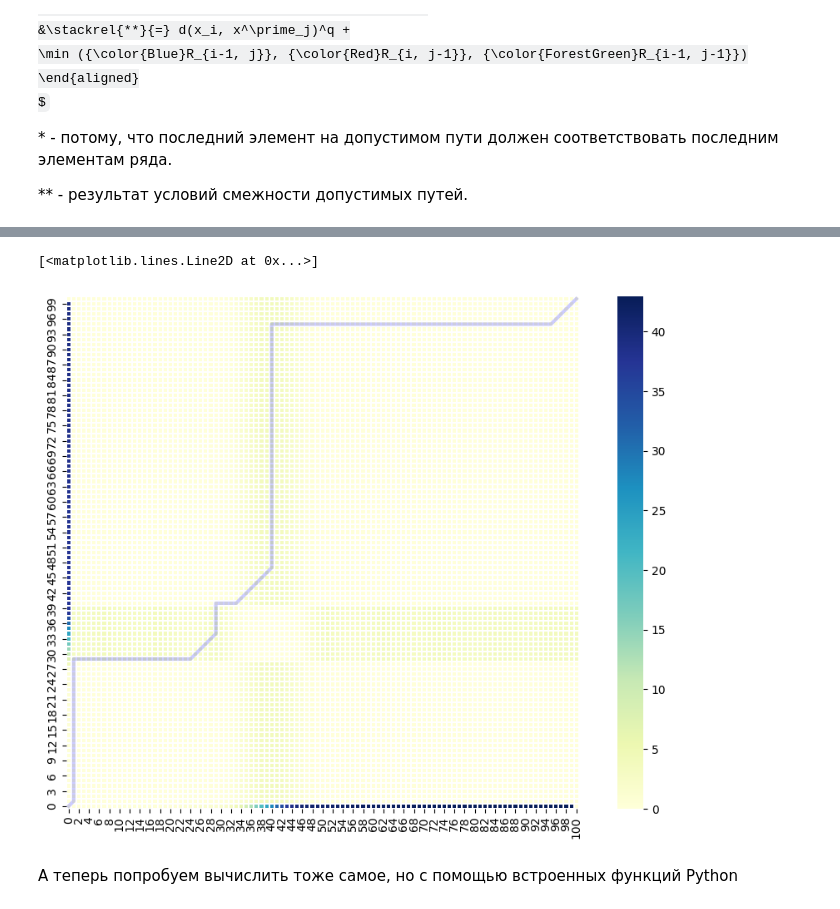
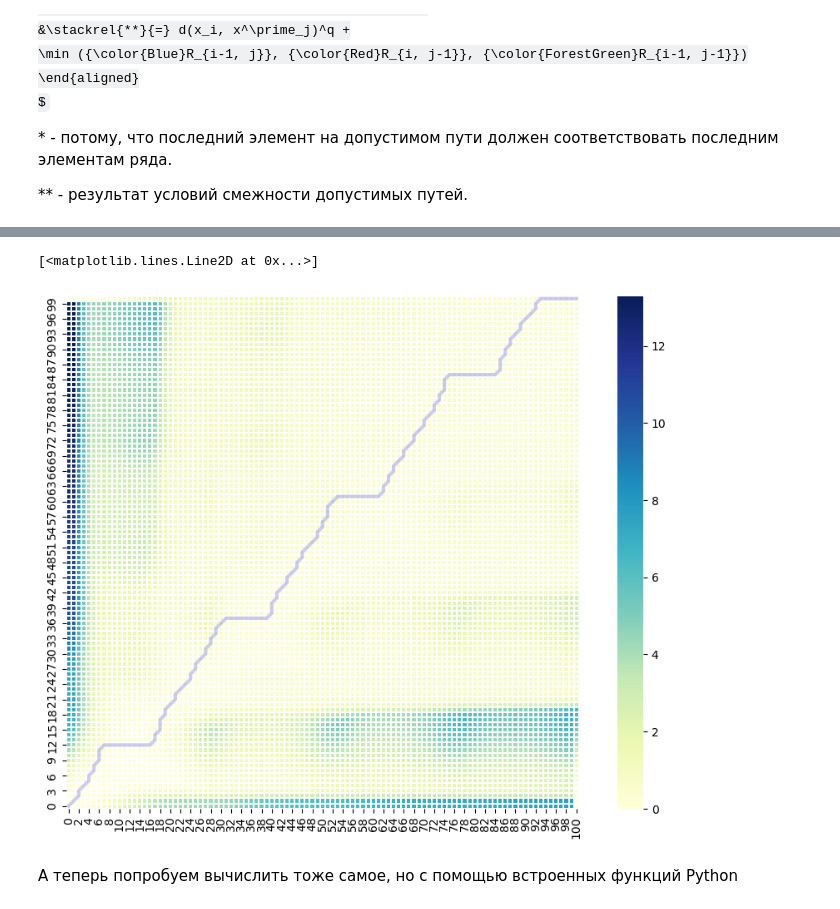
Before and after one commit to Syoshi7/Time_Series, a Jupyter notebook: practice6/practice6.ipynb, the cells around one changed output, grey strips where cells are left out. Cells and saved outputs as stored; diff of their text form; code cells hidden in the pictures; some formulas as TeX source.

```diff
--- a/practice6/practice6.ipynb
+++ b/practice6/practice6.ipynb
@@ -176,6 +175,10 @@ def distance_matrix(x, y, q) -> np.array:
     mdist = np.zeros((len(y), len(x)))
     # TODO: Напишите вложенные циклы для заполнения матрицы mdist расстояниями: |x[j] - y[i]|**q
 
+    for i in range(len(y)):
+        for j in range(len(x)):
+            mdist[i, j] = np.abs(x[j] - y[i]) ** q
+
     return mdist
 # %%
 # Посчитаем DTW для двух временных рядов
@@ -202,9 +205,9 @@ def DTW(x, x_s, q=1, isDTW=True):
         R[0][i] = dist[0,i] + R[0][i-1]
 
     # проверяем, что записалось
-    #print("Начинаем заполнять матрицу R")
-    #for i in range(N+1):
-    #    print(R[i])
+    print("Начинаем заполнять матрицу R")
+    for i in range(N+1):
+        print(R[i])
 
     k = 0
     if isDTW:
@@ -214,12 +217,16 @@ def DTW(x, x_s, q=1, isDTW=True):
 
     for i in range(1,N+1):
         for j in range(1,N+1):
-            R[i][j] = "TODO: Реализуйте шаг вычисления реккурентной формулы расчета матрицы R для DTW"
+            R[i][j] = dist[i-1][j-1] + min(
+                R[i-1][j],
+                R[i][j-1],
+                R[i-1][j-1] * k )
+    "TODO: Реализуйте шаг вычисления реккурентной формулы расчета матрицы R для DTW"
 
     # проверяем, что записалось
-    # print("\nпосле заполнения матрицы R")
-    #for i in range(N+1):
-    #    print(R[i])
+    print("\nпосле заполнения матрицы R")
+    for i in range(N+1):
+        print(R[i])
 
     # ищем минимальный путь. Начинаем от нижнего правого угла.
     pth = []   # лист с кортежами индексов пути
@@ -243,8 +250,8 @@ def DTW(x, x_s, q=1, isDTW=True):
         j = J
 
 
-    #print("\nПуть:")
-    #print(pth)
+    print("\nПуть:")
+    print(pth)
 
     #Считаем расстояние между двумя рядами
     s = 0
@@ -261,13 +268,13 @@ x = np.abs(tseries_list.get("Ts1", np.zeros(100))) # Если tseries_list не
 x_s = np.abs(tseries_list.get("Ts6", np.zeros(100)))
 x_p = np.abs(tseries_list.get("Tp2", np.zeros(100)))
 
-s1 = "TODO: Вычислить s1, вызвав функцию DTW(x, x_s, q=2)"
-s2 = "TODO: Вычислить s2, вызвав функцию DTW(x, x_p, q=2)"
+s1 = DTW(x, x_s, q=2)
+s2 = DTW(x, x_p, q=2)
 
-# print (f"DTW\nTs1 и Ts3 = {s1[0]}     Ts1 и Tp1 = {s2[0]}")
+print (f"DTW\nTs1 и Ts3 = {s1[0]}     Ts1 и Tp1 = {s2[0]}")
 
-s11 = "TODO: Вычислить s11, вызвав функцию DTW(x, x_s, q=2, isDTW=False)"
-s21 = "TODO: Вычислить s21, вызвав функцию DTW(x, x_p, q=2, isDTW=False)"
+s11 = DTW(x, x_s, q=2, isDTW=False)
+s21 = DTW(x, x_p, q=2, isDTW=False)
 
-# print (f"Dec\nTs1 и Ts3 = {s11[0]}     Ts1 и Tp1 = {s21[0]}")
+print (f"Dec\nTs1 и Ts3 = {s11[0]}     Ts1 и Tp1 = {s21[0]}")
 # %% [output]
@@ -344,25 +365,25 @@ ax.plot(path_xx, path_yy, color='blue', linewidth=3, alpha=0.2)
 # %%
 # Отрисуем матрицы весов расстояний Ts1 и Tp1 без DTW
-
-cost_matrix = s21[2]
-warp_path = s21[1]
+import seaborn as sbn
+cost_matrix = s1[2]
+warp_path = s1[1]
 
 fig, ax = plt.subplots(figsize=(12, 8))
 ax = sbn.heatmap(cost_matrix, square=True, linewidths=0.1, cmap="YlGnBu", ax=ax)
 ax.invert_yaxis()
 
 
 path_x = [p[0] for p in warp_path]
 path_y = [p[1] for p in warp_path]
 
 # Align the path from the center of each cell
 path_xx = [x+0.5 for x in path_x]
 path_yy = [y+0.5 for y in path_y]
 
 ax.plot(path_xx, path_yy, color='blue', linewidth=3, alpha=0.2)
 # %% [output]
 [<matplotlib.lines.Line2D at 0x...>]
-[figure, old version]
+[figure, new version]
 # %% [markdown]
 А теперь попробуем вычислить тоже самое, но с помощью встроенных функций Python
 # %%
```
Also changed, not shown: parts of 11 cells of this notebook, 1 other file.
